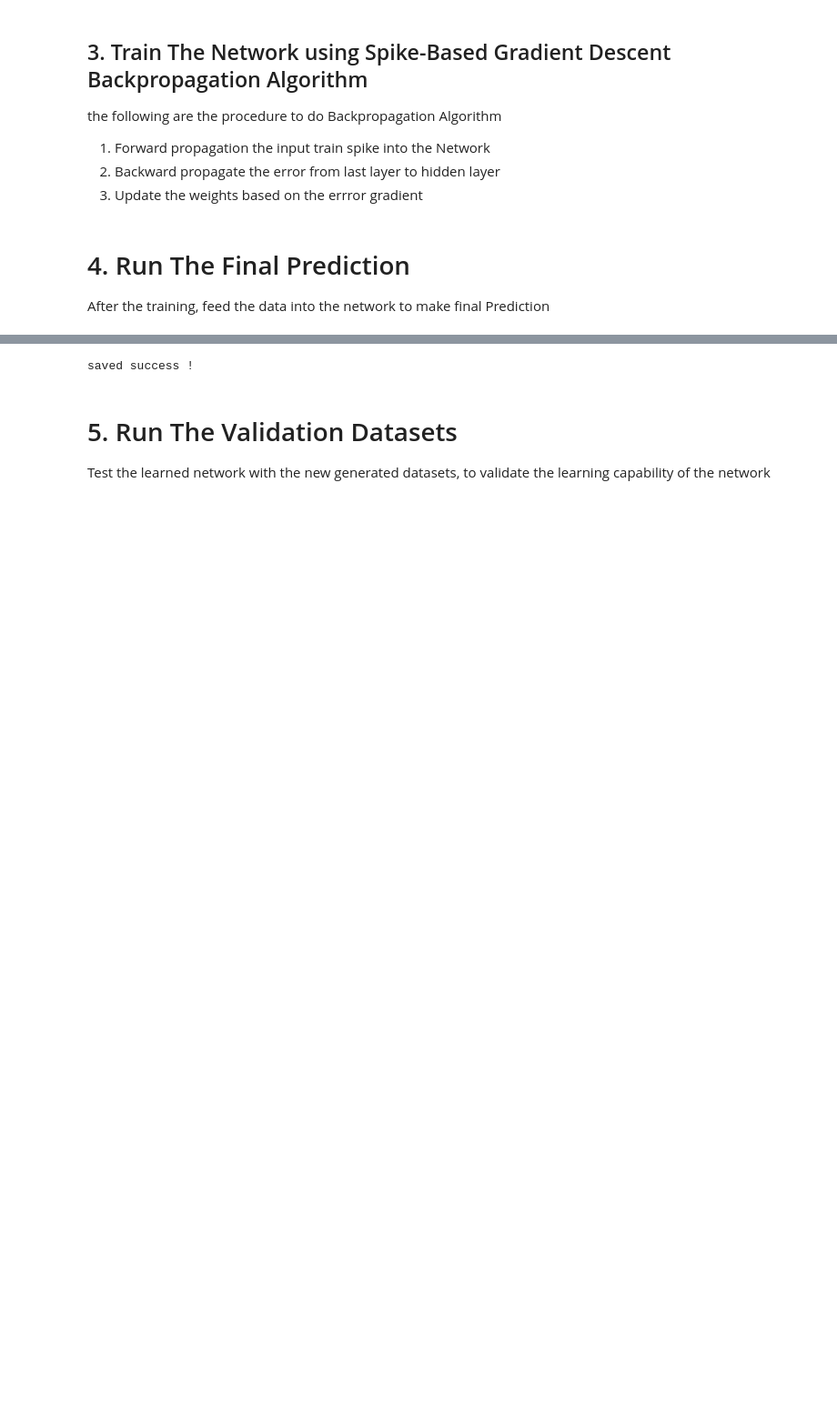
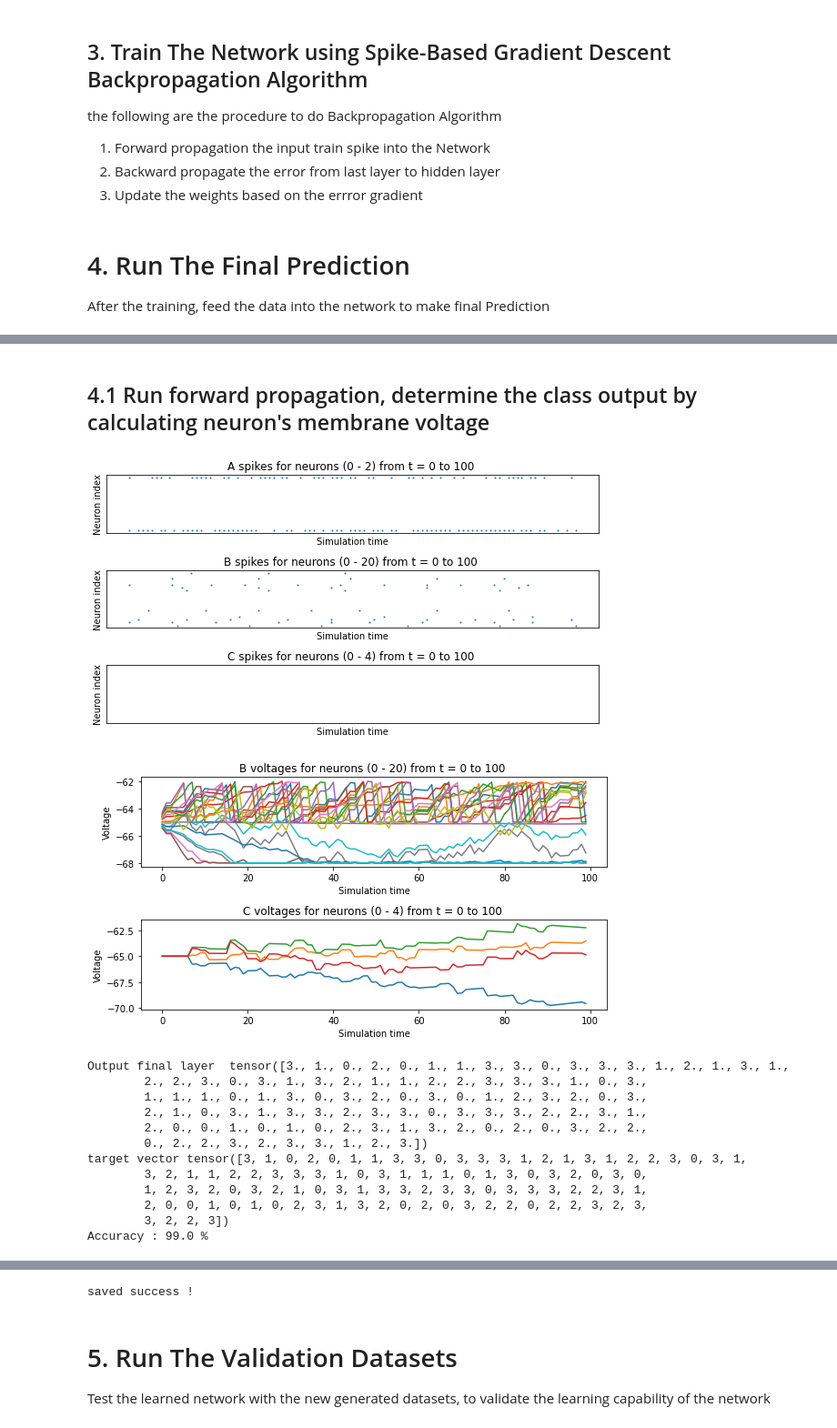
Before and after one commit to aravsi77/spiking_neural_network_thesis, a Jupyter notebook: modulation_class_snn_enabling_sbp.ipynb, the cells around one changed output, grey strips where cells are left out. Shown at 91% size. Cells and saved outputs as stored; diff of their text form; code cells hidden in the pictures; blank space fills up the shorter version.

```diff
--- a/modulation_class_snn_enabling_sbp.ipynb
+++ b/modulation_class_snn_enabling_sbp.ipynb
@@ -317,0 +375,56 @@ Text(0.5, 0, 'epochs')
+# %% [markdown]
+## 4.1 Run forward propagation, determine the class output by calculating neuron's membrane voltage
+# %%
+
+#run the final prediction
+y_pred_run = torch.zeros(N_samples)
+for j in range(N_samples):
+    inputs = {"A":input_data[j*Time:(j*Time)+Time,:]}
+    network.run(inputs=inputs,time=Time)
+    #fetch the spikes and voltage value
+    spikes = {
+        "A": network.monitors['A'].get('s'),
+        "B": network.monitors['B'].get("s"),
+        "C": network.monitors['C'].get("s"),
+    }
+    voltages = {"B": network.monitors['B'].get("v"),
+                "C": network.monitors['C'].get("v")}
+
+    if (j==49):#select random data to plot
+        #plot the result
+        plt.ioff()
+        plot_spikes(spikes)
+        plot_voltages(voltages, plot_type="line")
+        plt.show()
+
+    #check membrane voltage at the last layer
+    a_out = (network.layers['C'].v)
+    #print(a_out)
+    y_pred_run[j] = torch.argmax(a_out)
+    #print(y_pred_run[j])
+    #print(torch.abs(a_out-torch.max(a_out)))
+    #reset state variables
+    network.layers["C"].reset_state_variables()
+    network.layers["B"].reset_state_variables()
+
+print("Output final layer ",y_pred_run)
+
+print("target vector %s"%s)
+#calculate accuracy
+accr = (torch.sum(y_pred_run==s)*100/N_samples)
+print("Accuracy : "+str(accr.item())+" % ")
+# %% [output]
+[figure, added]
+[figure, added]
+Output final layer  tensor([3., 1., 0., 2., 0., 1., 1., 3., 3., 0., 3., 3., 3., 1., 2., 1., 3., 1.,
+        2., 2., 3., 0., 3., 1., 3., 2., 1., 1., 2., 2., 3., 3., 3., 1., 0., 3.,
+        1., 1., 1., 0., 1., 3., 0., 3., 2., 0., 3., 0., 1., 2., 3., 2., 0., 3.,
+        2., 1., 0., 3., 1., 3., 3., 2., 3., 3., 0., 3., 3., 3., 2., 2., 3., 1.,
+        2., 0., 0., 1., 0., 1., 0., 2., 3., 1., 3., 2., 0., 2., 0., 3., 2., 2.,
+        0., 2., 2., 3., 2., 3., 3., 1., 2., 3.])
+target vector tensor([3, 1, 0, 2, 0, 1, 1, 3, 3, 0, 3, 3, 3, 1, 2, 1, 3, 1, 2, 2, 3, 0, 3, 1,
+        3, 2, 1, 1, 2, 2, 3, 3, 3, 1, 0, 3, 1, 1, 1, 0, 1, 3, 0, 3, 2, 0, 3, 0,
+        1, 2, 3, 2, 0, 3, 2, 1, 0, 3, 1, 3, 3, 2, 3, 3, 0, 3, 3, 3, 2, 2, 3, 1,
+        2, 0, 0, 1, 0, 1, 0, 2, 3, 1, 3, 2, 0, 2, 0, 3, 2, 2, 0, 2, 2, 3, 2, 3,
+        3, 2, 2, 3])
+Accuracy : 99.0 %
```
Also changed, not shown: parts of 17 cells of this notebook.
